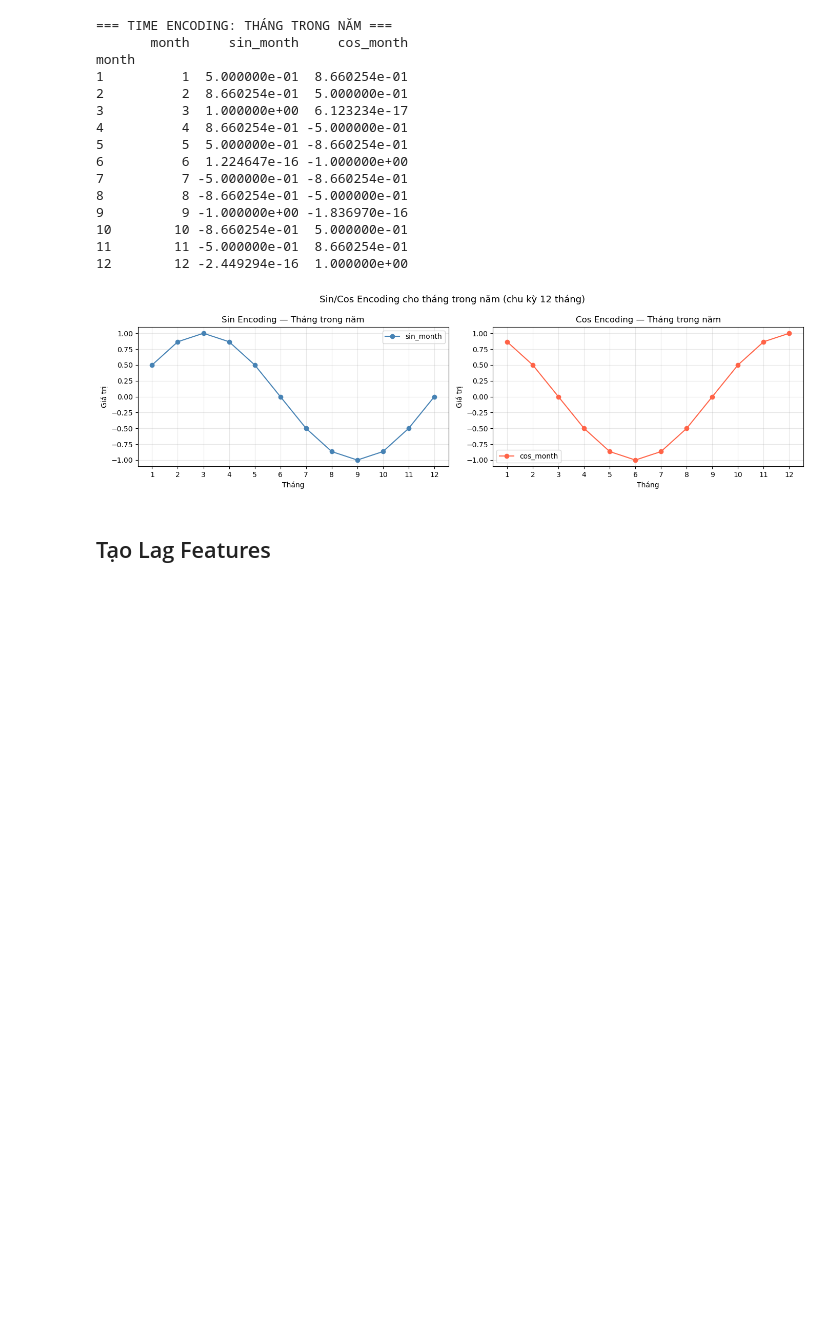
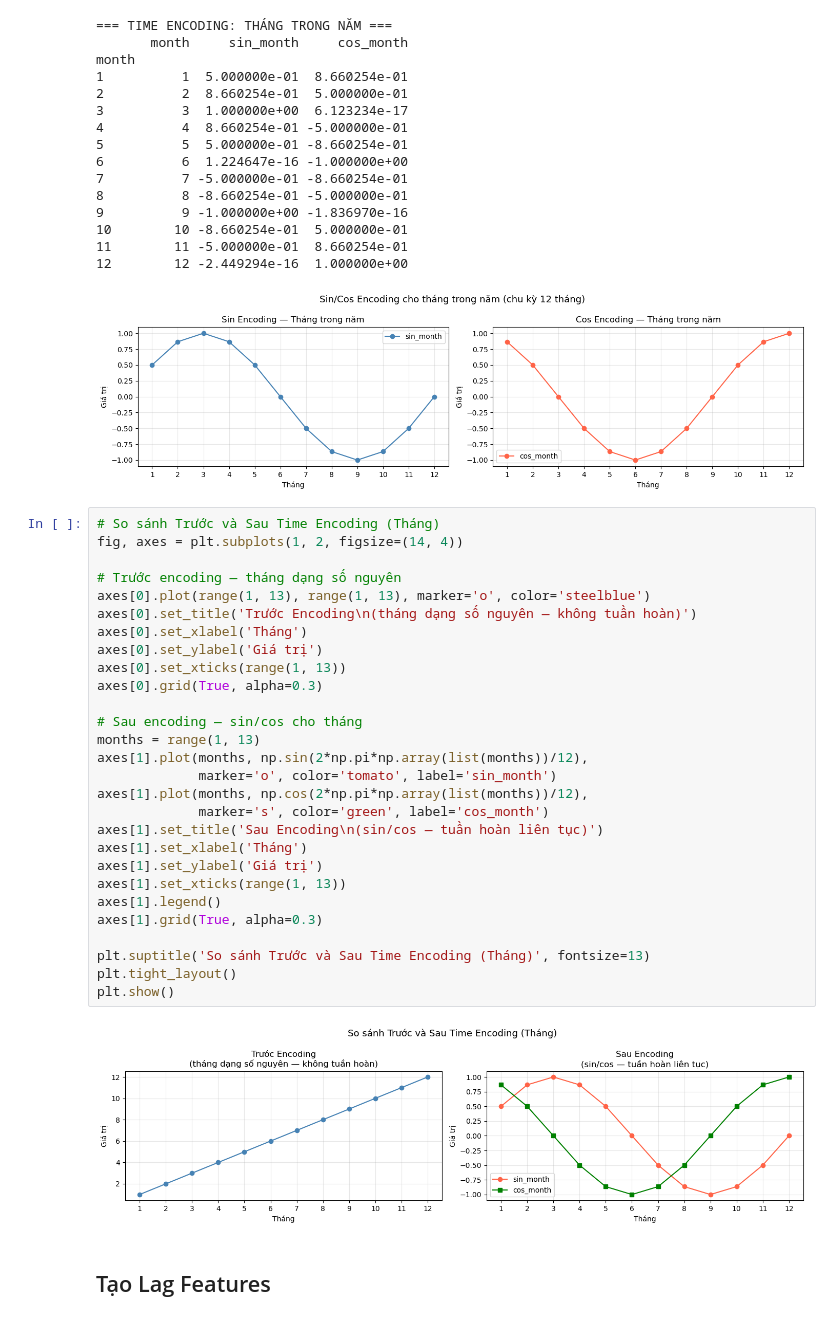
Before and after one commit to meowmeow-uwu/temperature-predictation, a Jupyter notebook: 4_training.ipynb, the cells around one changed output. Drawn from its saved outputs; the diff is of its cells as text; blank space fills up the shorter version.

```diff
--- a/4_training.ipynb
+++ b/4_training.ipynb
@@ -683,6 +730,36 @@ month
 11        11 -5.000000e-01  8.660254e-01
 12        12 -2.449294e-16  1.000000e+00
 [figure]
+# %%
+# So sánh Trước và Sau Time Encoding (Tháng)
+fig, axes = plt.subplots(1, 2, figsize=(14, 4))
+
+# Trước encoding — tháng dạng số nguyên
+axes[0].plot(range(1, 13), range(1, 13), marker='o', color='steelblue')
+axes[0].set_title('Trước Encoding\n(tháng dạng số nguyên — không tuần hoàn)')
+axes[0].set_xlabel('Tháng')
+axes[0].set_ylabel('Giá trị')
+axes[0].set_xticks(range(1, 13))
+axes[0].grid(True, alpha=0.3)
+
+# Sau encoding — sin/cos cho tháng
+months = range(1, 13)
+axes[1].plot(months, np.sin(2*np.pi*np.array(list(months))/12),
+             marker='o', color='tomato', label='sin_month')
+axes[1].plot(months, np.cos(2*np.pi*np.array(list(months))/12),
+             marker='s', color='green', label='cos_month')
+axes[1].set_title('Sau Encoding\n(sin/cos — tuần hoàn liên tục)')
+axes[1].set_xlabel('Tháng')
+axes[1].set_ylabel('Giá trị')
+axes[1].set_xticks(range(1, 13))
+axes[1].legend()
+axes[1].grid(True, alpha=0.3)
+
+plt.suptitle('So sánh Trước và Sau Time Encoding (Tháng)', fontsize=13)
+plt.tight_layout()
+plt.show()
+# %% [output]
+[figure, added]
 # %% [markdown]
 ## Tạo Lag Features
 # %%
```
Also changed, not shown: parts of 4 cells of this notebook.
